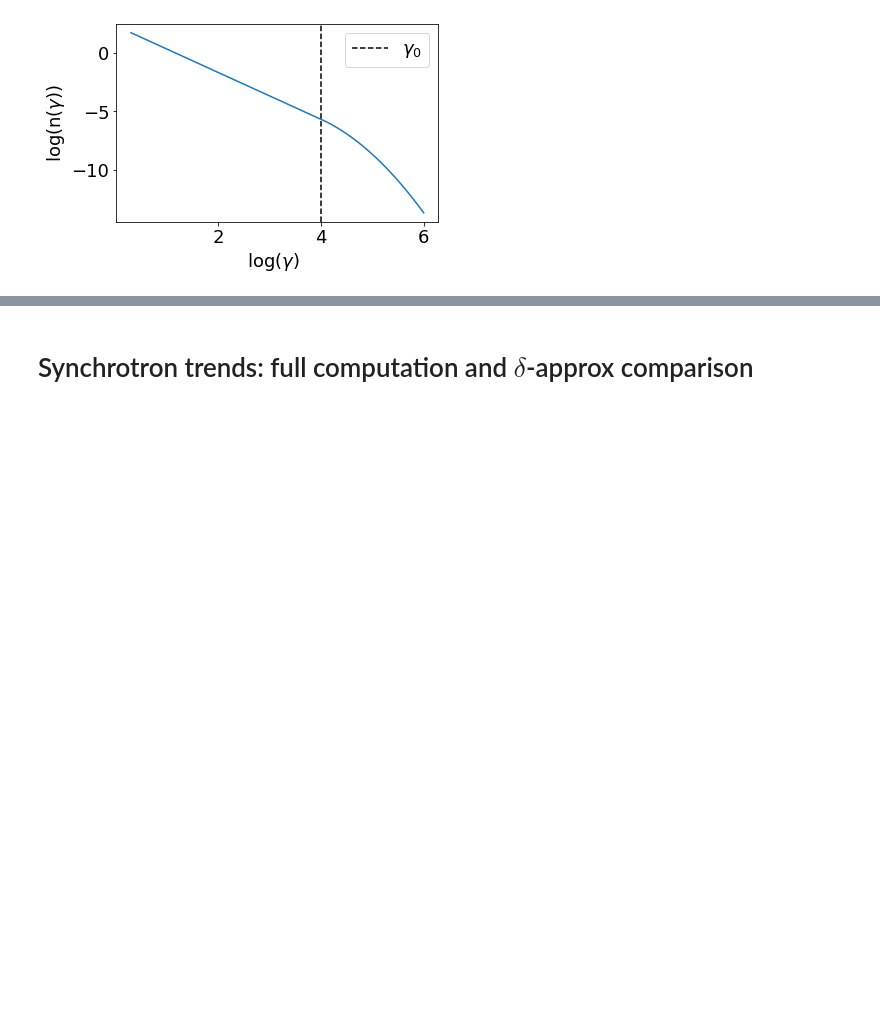
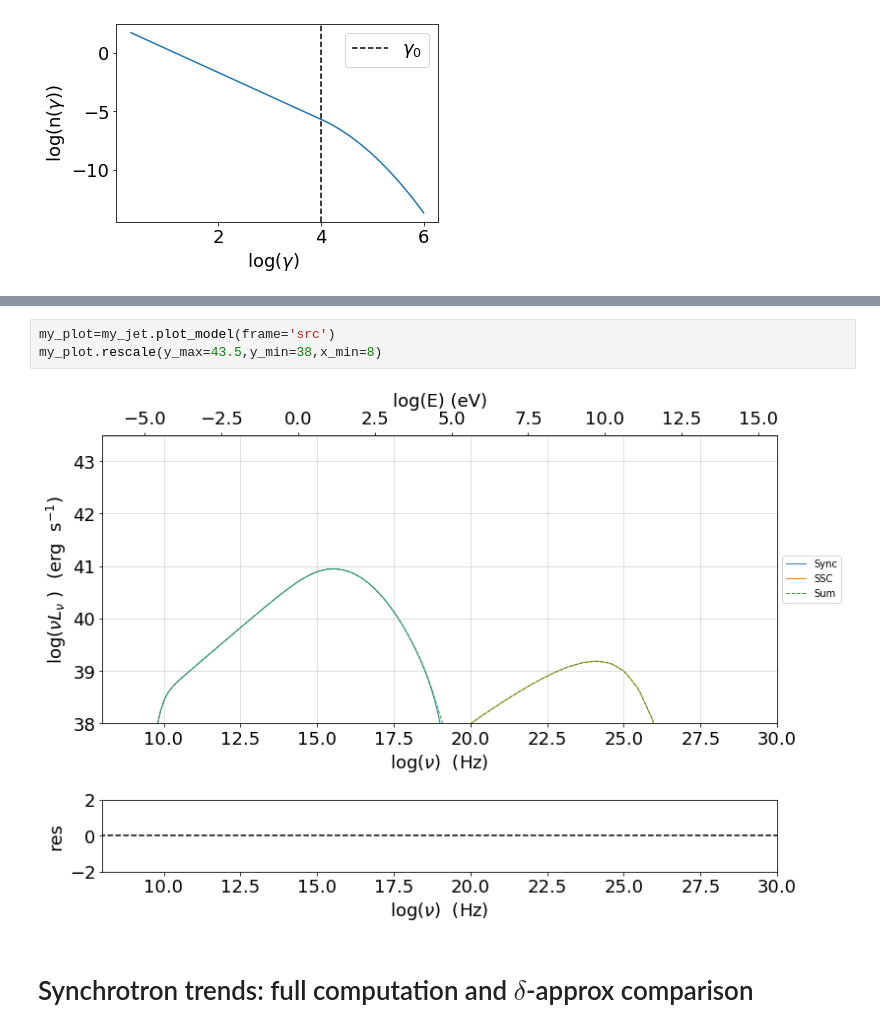
Before and after one commit to andreatramacere/UniGe_HighEnergy_Astrophysics_Lesson, a Jupyter notebook: Tutorial_2.ipynb, the cells around one changed output, grey strips where cells are left out. Drawn from its saved outputs; the diff is of its cells as text; blank space fills up the shorter version.

```diff
--- a/Tutorial_2.ipynb
+++ b/Tutorial_2.ipynb
@@ -169,3 +181,8 @@ p.ax.legend()
+# %%
+my_plot=my_jet.plot_model(frame='src')
+my_plot.rescale(y_max=43.5,y_min=38,x_min=8)
+# %% [output]
+[figure, added]
 # %% [markdown]
 # Synchrotron trends: full computation and  $\delta$-approx comparison
 # %% [markdown]
```
Also changed, not shown: parts of 2 cells of this notebook.
